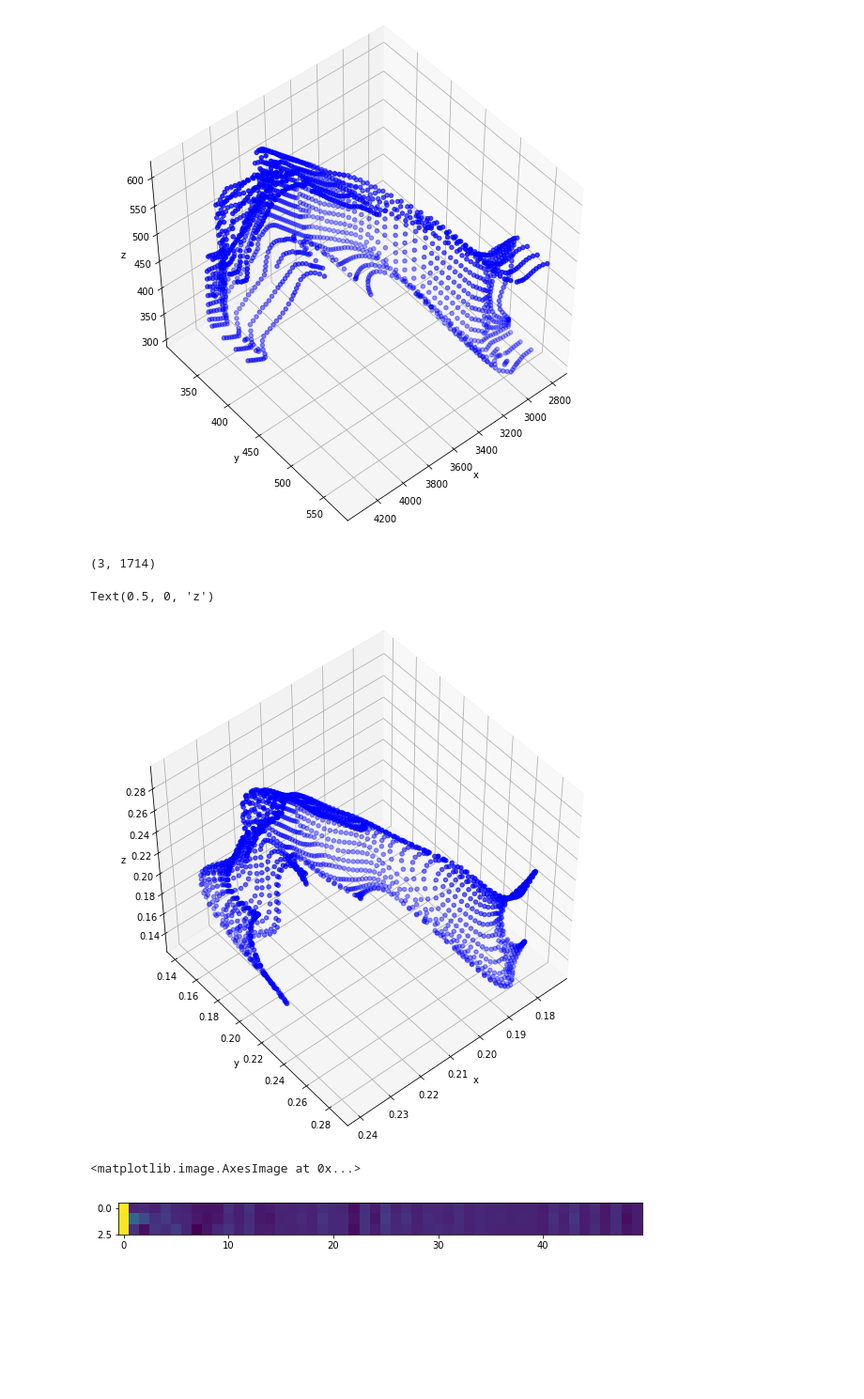
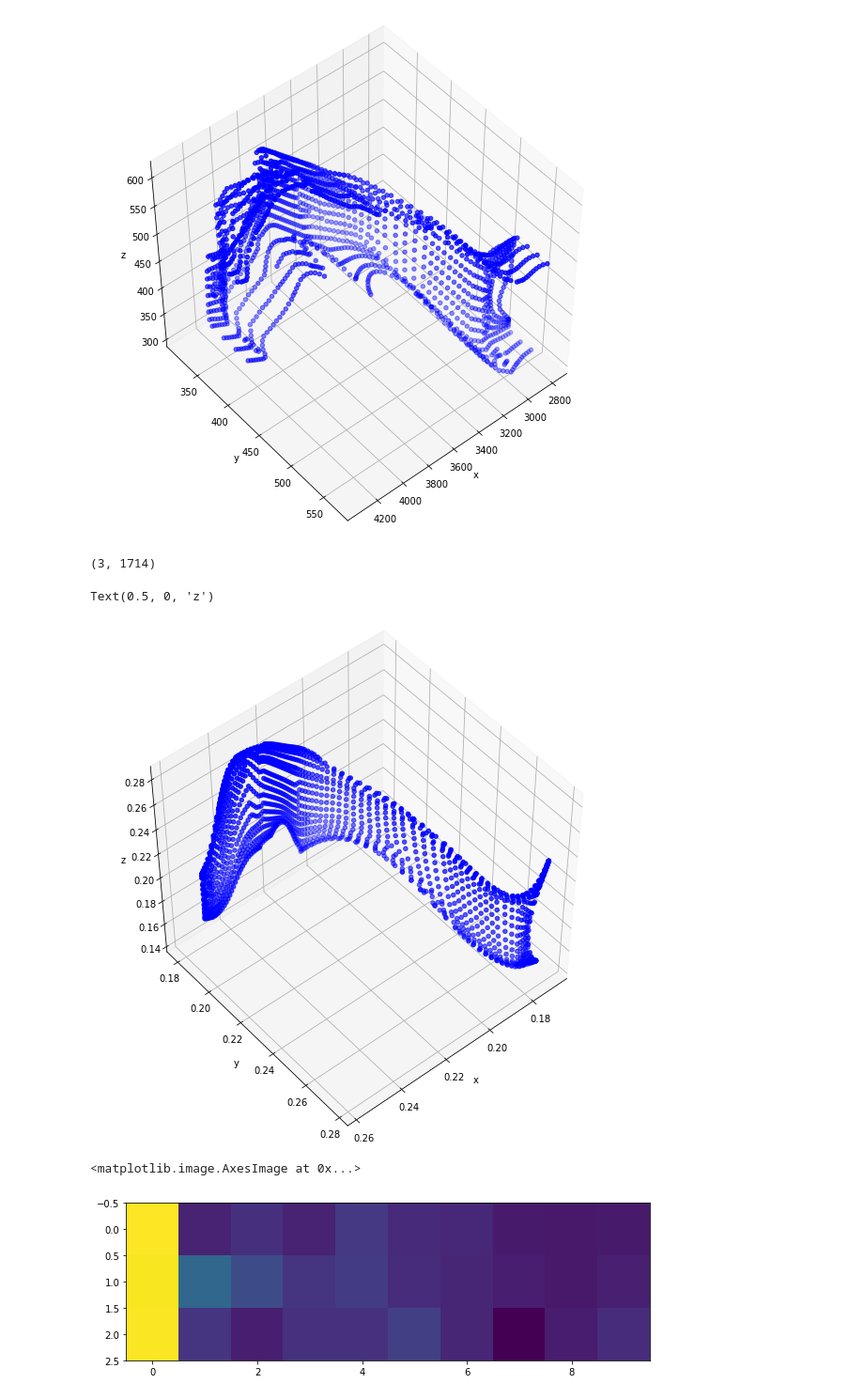
Before and after one commit to abbasloo/dnnAutoEm, a Jupyter notebook: carCrashLBO.ipynb, the cells around one changed output. Shown at 94% size. Cells and saved outputs as stored; diff of their text form; code cells hidden in the pictures; blank space fills up the shorter version.

```diff
--- a/carCrashLBO.ipynb
+++ b/carCrashLBO.ipynb
@@ -10,7 +10,7 @@ import tensorflow as tf
 from LstmVAE import LSTM_Var_Autoencoder
 from LstmVAE import preprocess
 
-name = '/home/mabbasloo/Documents/carData3/data/lbo/'
+name = '/home/mabbasloo/Documents/carData4/data/lbo/'
 name1 = '/home/mabbasloo/Desktop/Variational-Lstm-Autoencoder/data/'
 # %%
 filename = '/home/mabbasloo/Desktop/Variational-Lstm-Autoencoder/list'
@@ -28,13 +28,13 @@ f299_S2000001_60.off
 # %%
 DATA = []
-d = 50
+d = 10
 db = h5py.File(name + data[0], 'r')
 ds = db['Phi']
 ds = np.asarray(ds).astype(np.float32).T
 ds = ds[:, 0:d]
 ds[np.isnan(ds)] = 0.0
 ds[np.isinf(ds)] = 0.0
-for i in range(len(data)):
+for i in range(20*60):
     #db = h5py.File(name + data[i], 'r')
     #ds = db['Phi']
     #ds = np.asarray(ds).astype(np.float32).T
@@ -74,7 +74,7 @@ ax.set_zlabel('z')
 Text(0.5, 0, 'z')
 [figure]
 # %%
-xyz = np.dot(DATA[65-5], np.linalg.pinv(ds))
+xyz = np.dot(DATA[0], np.linalg.pinv(ds))
 print (xyz.shape)
 fig = plt.figure(figsize=(10, 10))
 c = ['b', 'r']
@@ -88,13 +88,13 @@ ax.set_zlabel('z')
 # %% [output]
 (3, 1714)
 Text(0.5, 0, 'z')
-[figure, old version]
+[figure, new version]
 # %%
 plt.figure(figsize=(10, 10));
-plt.imshow(DATA[65-5])
+plt.imshow(DATA[0])
 # %% [output]
 <matplotlib.image.AxesImage at 0x...>
-[figure, old version]
+[figure, new version]
 # %%
 vae = LSTM_Var_Autoencoder(intermediate_dim = 10, z_dim = 3, n_dim=d, stateful = False) #default stateful = False
 
```
Also changed, not shown: parts of 9 cells of this notebook.
